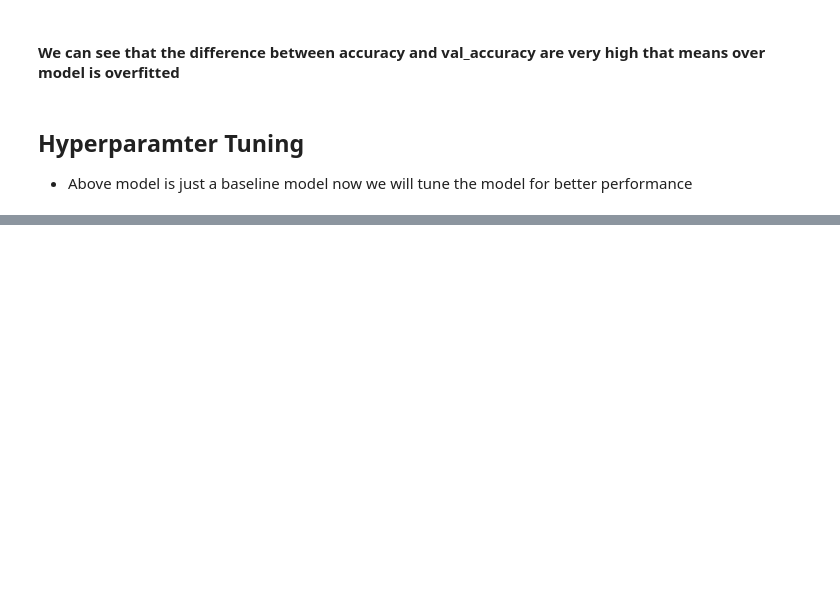
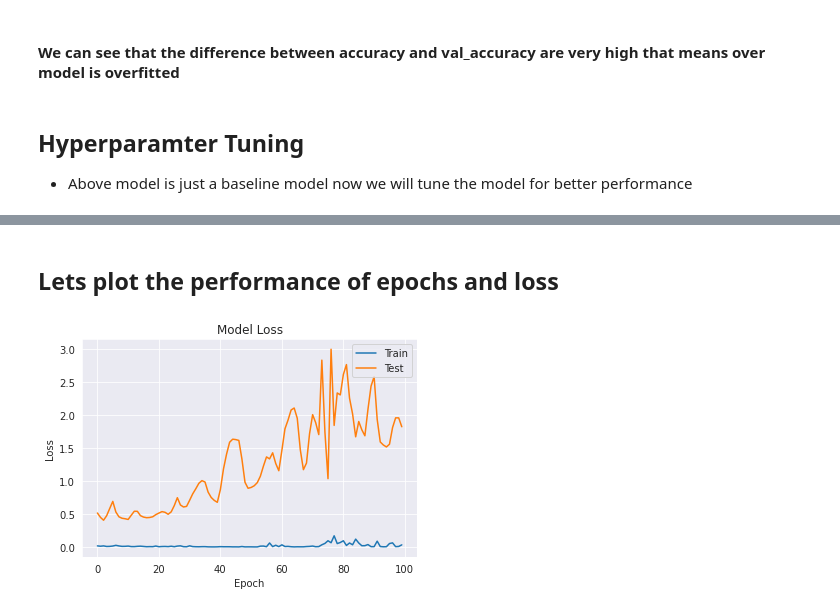
Before and after one commit to karan842/kaggle-notebooks, a Jupyter notebook: brain-tumor-detection.ipynb, the cells around one changed output, grey strips where cells are left out. Drawn from its saved outputs; the diff is of its cells as text; code cells hidden in the pictures; blank space fills up the shorter version.

```diff
--- a/brain-tumor-detection.ipynb
+++ b/brain-tumor-detection.ipynb
@@ -564,0 +638,2 @@ KeyboardInterrupt:
+# %%
+history2 = model_tuned.fit(X_train, y_train, batch_size=32,epochs=100,validation_data=(X_test, y_test))
@@ -564,0 +658,14 @@ KeyboardInterrupt:
+# %% [markdown]
+## Lets plot the performance of epochs and loss
+# %%
+# Plot the loss
+import matplotlib.pyplot as plt
+plt.plot(history2.history['loss'])
+plt.plot(history2.history['val_loss'])
+plt.title('Model Loss')
+plt.ylabel('Loss')
+plt.xlabel('Epoch')
+plt.legend(['Train','Test'],loc='upper right')
+plt.show();
+# %% [output]
+[figure, added]
```
Also changed, not shown: parts of 18 cells of this notebook.
